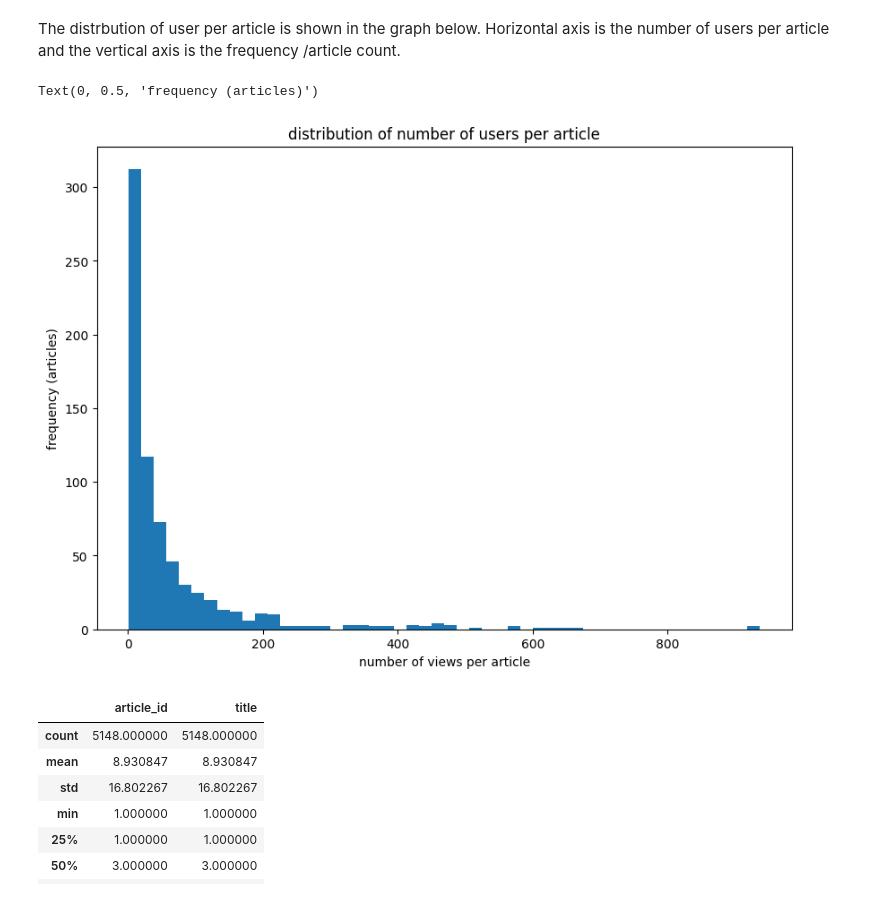
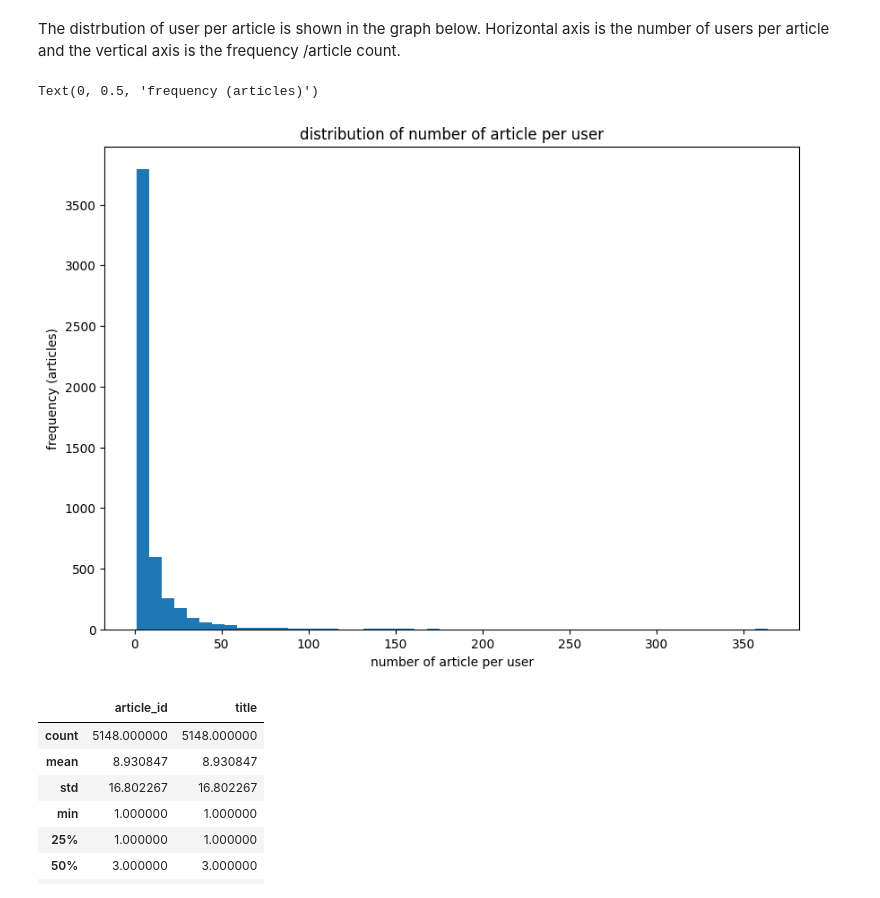
Before and after one commit to edonkoh/Recommendation_engine, a Jupyter notebook: Notebooks/Recommendations_with_IBM.ipynb, the cells around one changed output. Saved outputs shown, nothing was run; the diff lists cells and outputs as text; code cells hidden in the pictures.

```diff
--- a/Notebooks/Recommendations_with_IBM.ipynb
+++ b/Notebooks/Recommendations_with_IBM.ipynb
@@ -66,13 +66,13 @@ article_count = df.groupby('email').count().reset_index()
 The distrbution of user per article is shown in the graph below. Horizontal axis is the number of users per article and the vertical axis is the frequency /article count.
 # %%
 fig, ax = plt.subplots(figsize = (10, 7))
-ax.hist(x = "email", bins = 50,  data = article_count)
-ax.set_title('distribution of number of users per article')
-ax.set_xlabel('number of views per article')
+ax.hist(x = "article_id", bins = 50,  data = article_count)
+ax.set_title('distribution of number of article per user')
+ax.set_xlabel('number of article per user')
 ax.set_ylabel('frequency (articles)')
 # %% [output]
 Text(0, 0.5, 'frequency (articles)')
-[figure, old version]
+[figure, new version]
 # %%
 article_count.describe(include = 'int64')
 # %% [output]
```
Also changed, not shown: parts of 14 cells of this notebook, 1 other file.
